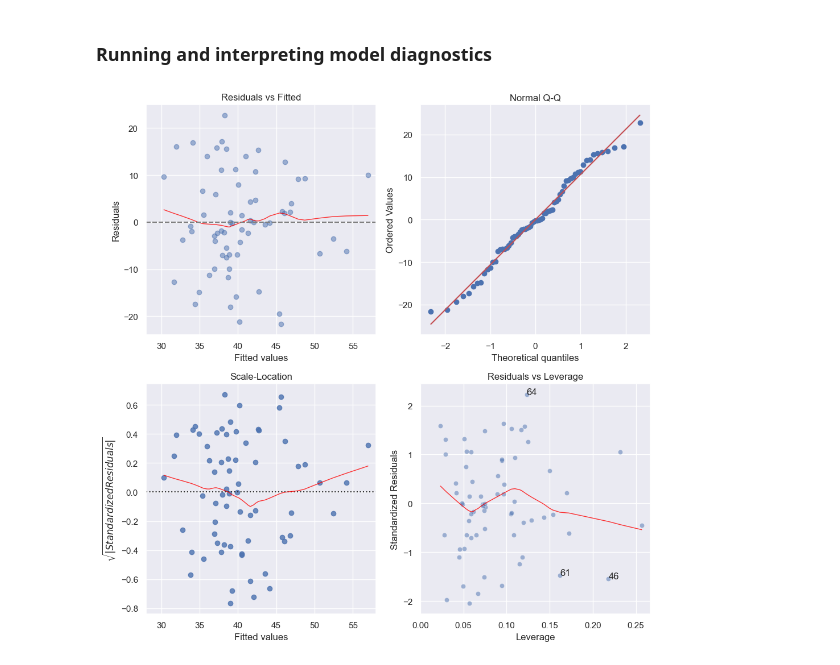
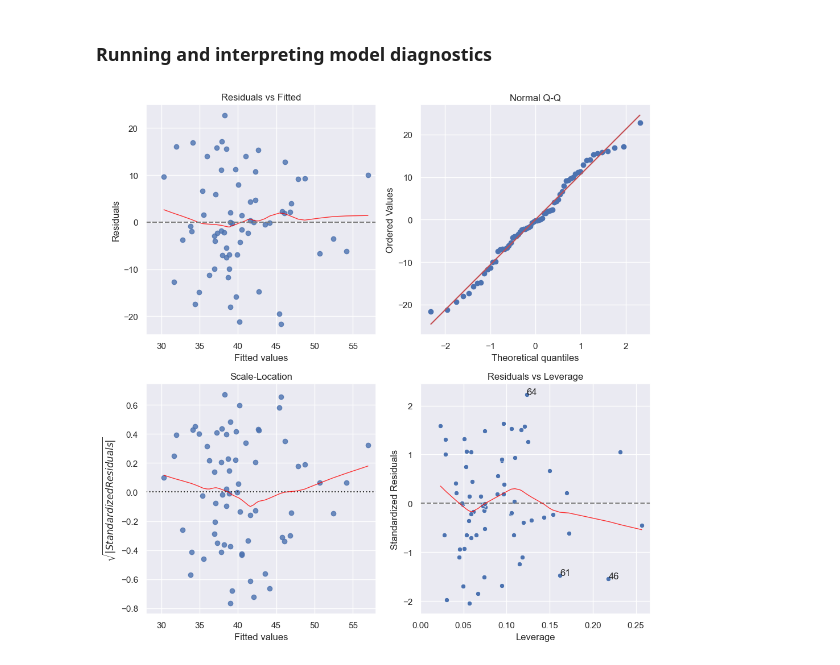
Before and after one commit to Btlyons1/basketball_stats, a Jupyter notebook: giving_100.ipynb, the cells around one changed output. Cells and saved outputs as stored; diff of their text form; code cells hidden in the pictures.

Commit message:
5.7.5 Running and interpreting model diagnostics

```diff
--- a/giving_100.ipynb
+++ b/giving_100.ipynb
@@ -607,7 +607,7 @@ fig, axs = plt.subplots(2, 2, figsize=(10, 10))
 sns.residplot(x=fitted, y=resid,
                           ax = axs[0, 0],
                           lowess=True,
-                          scatter_kws={'alpha': 0.5},
+                          scatter_kws={'alpha': 0.8},
                           line_kws={'color': 'red', 'lw': 1, 'alpha': 0.8})
 axs[0, 0].set_xlabel('Fitted values')
 axs[0, 0].set_title('Residuals vs Fitted')
@@ -626,32 +626,33 @@ axs[0, 1].set_title('Normal Q-Q')
 sqrt_abs_standardized_residuals = np.sqrt(np.abs(model.get_influence().resid_studentized_internal))
 sns.residplot(x=fitted, y=sqrt_abs_standardized_residuals,
               lowess=True,
              ax = axs[1, 0],
              line_kws={'color': 'red', 'lw': 1, 'alpha': 0.8})
 axs[1, 0].set_title('Scale-Location')
 axs[1, 0].set_xlabel('Fitted values')
 axs[1, 0].set_ylabel('$\sqrt{|Standardized Residuals|}$')
 axs[1, 0].set_xlim(28, 58)
 
 
 # resid vs leverage
 axs[1, 1].set_xlim(0, max(model_leverage)+0.01)
 axs[1, 1].set_title('Residuals vs Leverage')
 axs[1, 1].set_xlabel('Leverage')
 axs[1, 1].set_ylabel('Standardized Residuals')
-sns.scatterplot(x=model_leverage, y=model_norm_residuals, alpha=0.5, ax = axs[1,1]);
+axs[1, 1].axhline(0, color='gray', linestyle='--')
+sns.scatterplot(x=model_leverage, y=model_norm_residuals, ax = axs[1,1]);
 sns.regplot(x=model_leverage, y=model_norm_residuals,
               scatter=False,
               ci=False,
               lowess=True,
                ax = axs[1,1],
               line_kws={'color': 'red', 'lw': 1, 'alpha': 0.8})
 leverage_top_3 = np.flip(np.argsort(cooks_dist), 0)[:3]
 for i in leverage_top_3:
     axs[1, 1].annotate(i, xy=(model_leverage[i], model_norm_residuals[i]))
 
 
 plt.tight_layout()
 plt.show()
 # %% [output]
-[figure, old version]
+[figure, new version]
```
Also changed, not shown: parts of 1 cell of this notebook.
